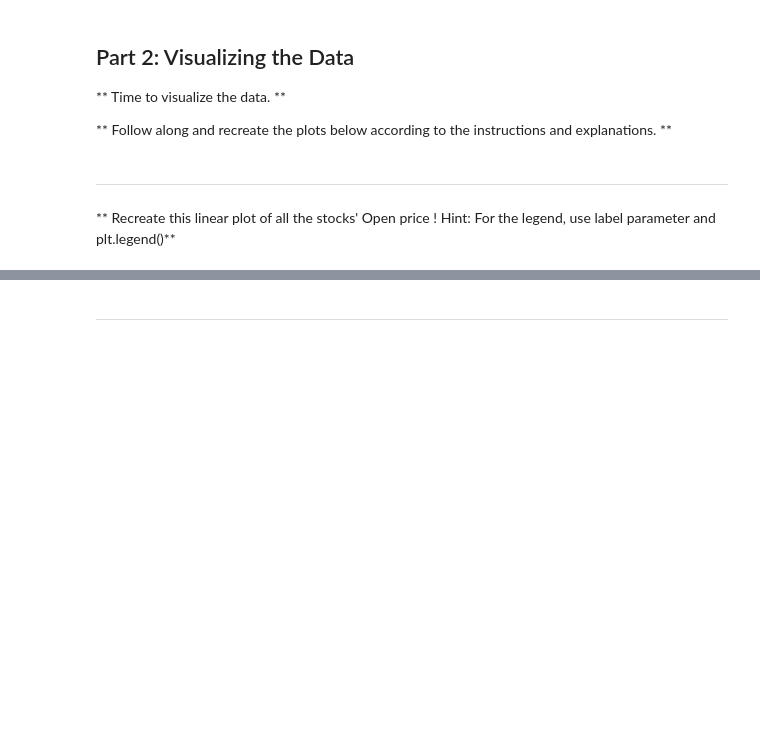
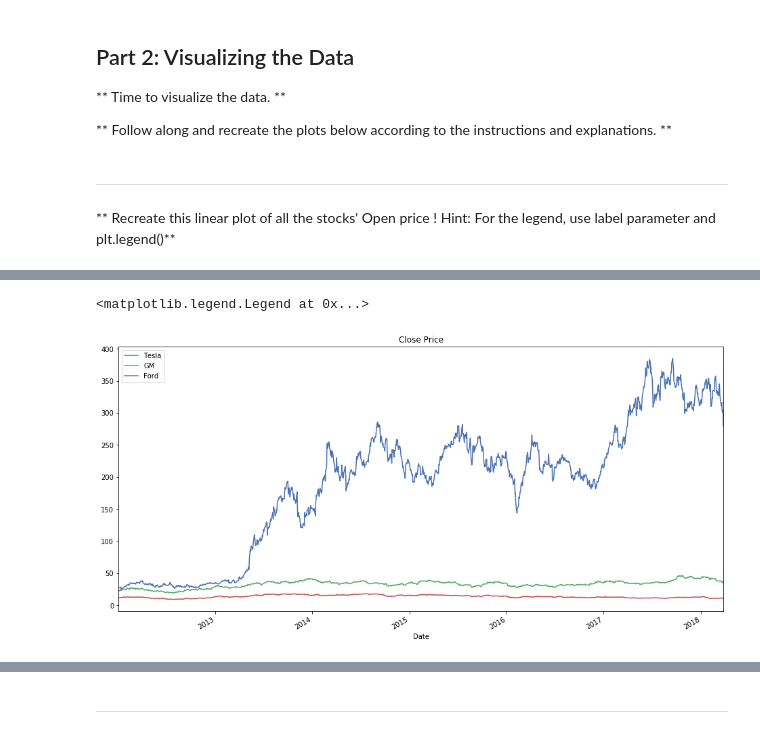
Before and after one commit to BrianLDev/Python_For_Finance, a Jupyter notebook: 07-Stock-Market-Analysis-Capstone-Project/Stock Market Analysis Project-BL.ipynb, the cells around one changed output, grey strips where cells are left out. Drawn from its saved outputs; the diff is of its cells as text; code cells hidden in the pictures; blank space fills up the shorter version.

Commit message:
Finished Capstone part 2 of 4: Visualize the data

```diff
--- a/07-Stock-Market-Analysis-Capstone-Project/Stock Market Analysis Project-BL.ipynb
+++ b/07-Stock-Market-Analysis-Capstone-Project/Stock Market Analysis Project-BL.ipynb
@@ -119,0 +116,8 @@ ____
+# %%
+tesla['Close'].plot(label='Tesla', figsize=(16, 8), title='Close Price')
+gm['Close'].plot(label='GM', figsize=(16, 8), title='Close Price')
+ford['Close'].plot(label='Ford', figsize=(16, 8), title='Close Price')
+plt.legend()
+# %% [output]
+<matplotlib.legend.Legend at 0x...>
+[figure, added]
```
Also changed, not shown: parts of 66 cells of this notebook, 1 other file.
